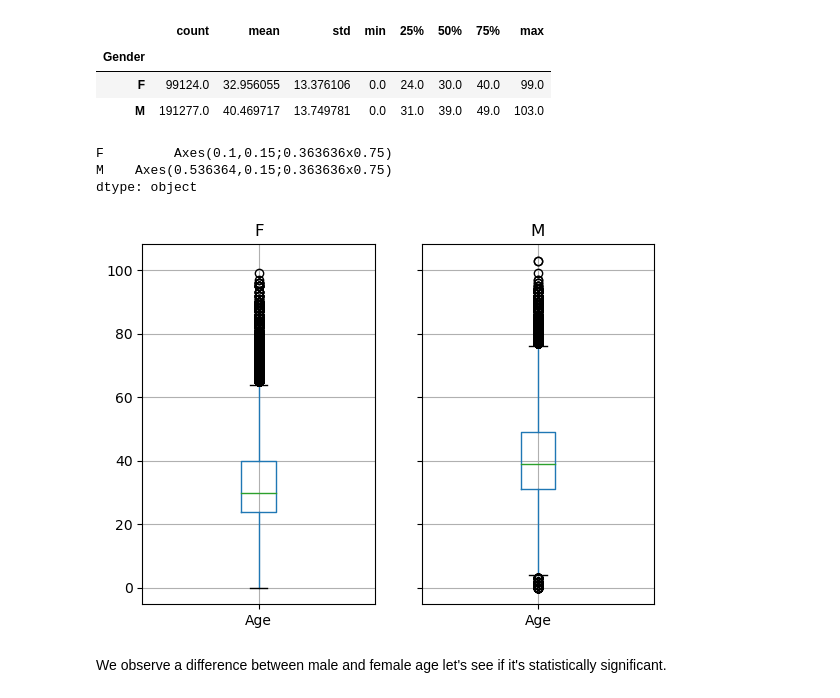
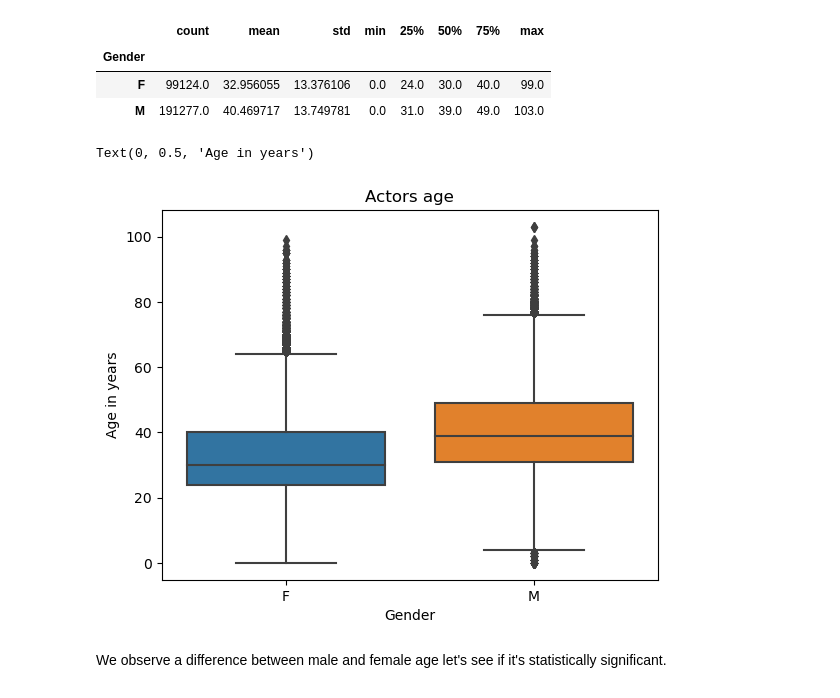
Before and after one commit to epfl-ada/ada-2023-project-adavengers2023, a Jupyter notebook: Milestone2.ipynb, the cells around one changed output. Drawn from its saved outputs; the diff is of its cells as text; code cells hidden in the pictures.

```diff
--- a/Milestone2.ipynb
+++ b/Milestone2.ipynb
@@ -304,12 +313,12 @@ Grouped_gender.Age.describe()
 | F | 99124.0 | 32.956055 | 13.376106 | 0.0 | 24.0 | 30.0 | 40.0 | 99.0 |
 | M | 191277.0 | 40.469717 | 13.749781 | 0.0 | 31.0 | 39.0 | 49.0 | 103.0 |
 # %%
-Grouped_gender.boxplot(column = ["Age"])
+sns.boxplot(data =dfcharacter, x = "Gender", y = "Age" )
+plt.title("Actors age")
+plt.ylabel("Age in years")
 # %% [output]
-F         Axes(0.1,0.15;0.363636x0.75)
-M    Axes(0.536364,0.15;0.363636x0.75)
-dtype: object
+Text(0, 0.5, 'Age in years')
-[figure, old version]
+[figure, new version]
 # %% [markdown]
 We observe a difference between male and female age let's see if it's statistically significant.
 # %%
```
Also changed, not shown: parts of 17 cells of this notebook.
